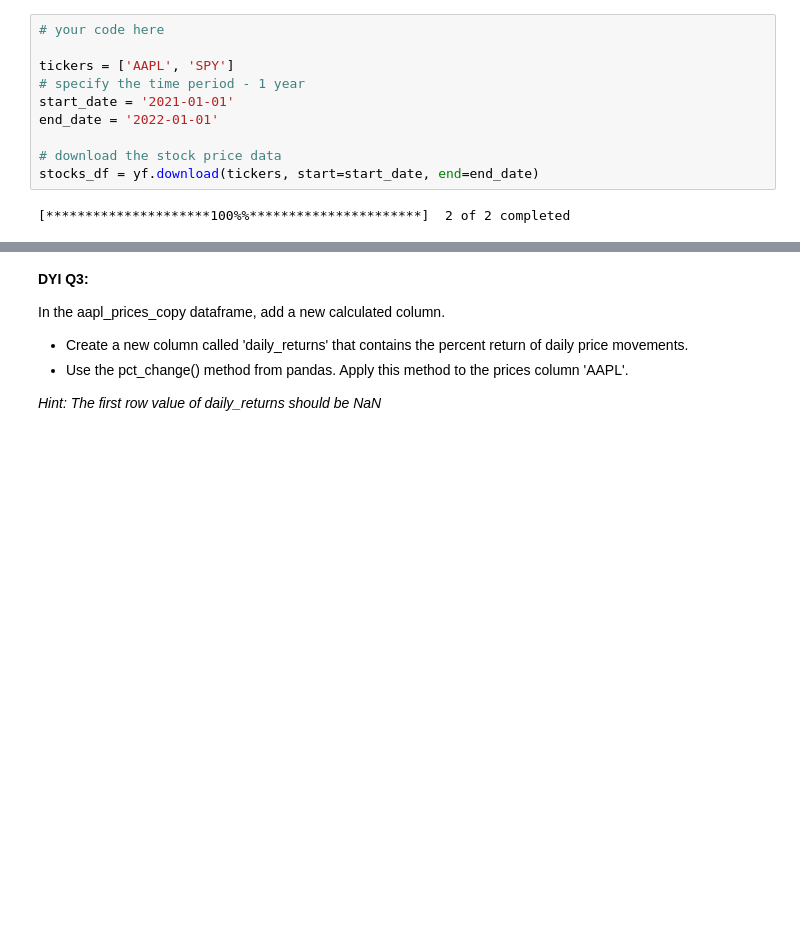
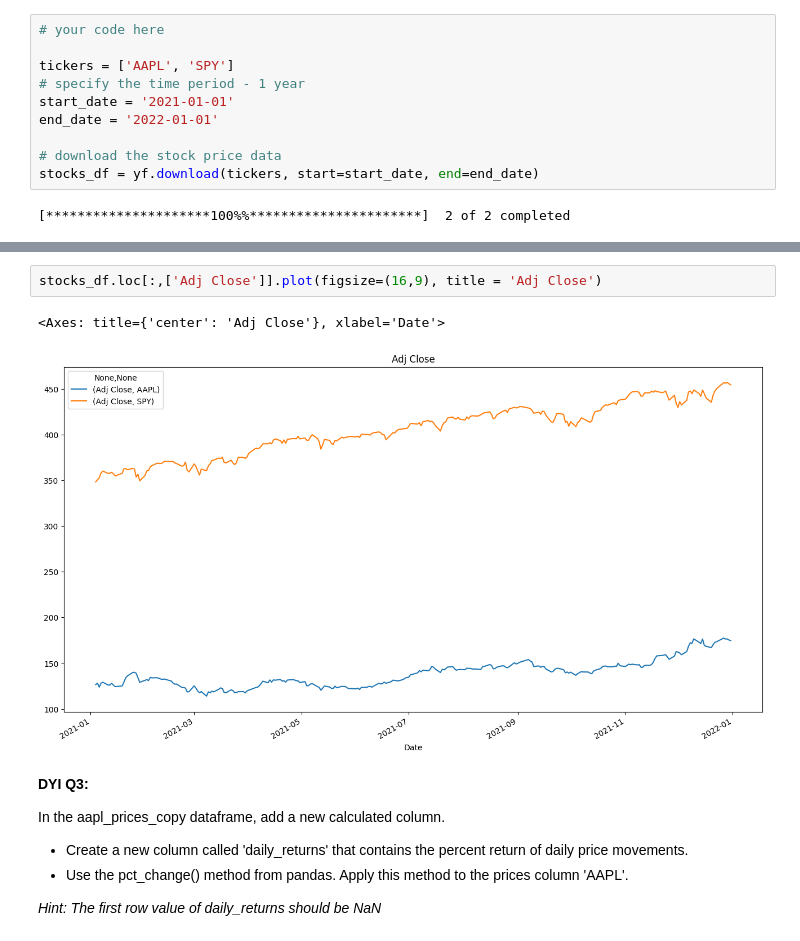
Before and after one commit to riannelimje/financial-analytics, a Jupyter notebook: week1/IS453 Session 01 Lab - Student.ipynb, the cells around one changed output, grey strips where cells are left out. Drawn from its saved outputs; the diff is of its cells as text; blank space fills up the shorter version.

Commit message:
plot graph

```diff
--- a/week1/IS453 Session 01 Lab - Student.ipynb
+++ b/week1/IS453 Session 01 Lab - Student.ipynb
@@ -523,3 +523,8 @@ stocks_df.loc[:,['Adj Close']].head()
+# %%
+stocks_df.loc[:,['Adj Close']].plot(figsize=(16,9), title = 'Adj Close')
+# %% [output]
+<Axes: title={'center': 'Adj Close'}, xlabel='Date'>
+[figure, added]
 # %% [markdown]
 **DYI Q3:**
 
```
Also changed, not shown: parts of 21 cells of this notebook.
